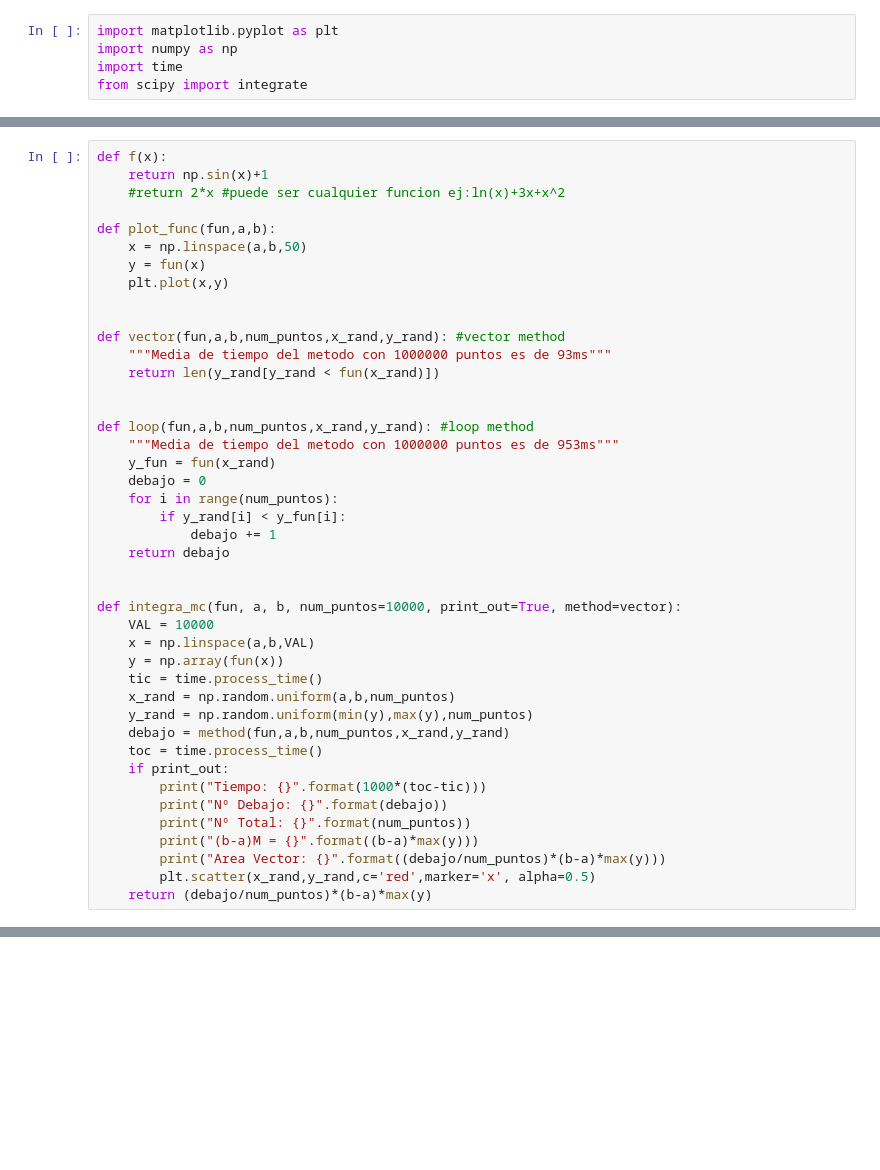
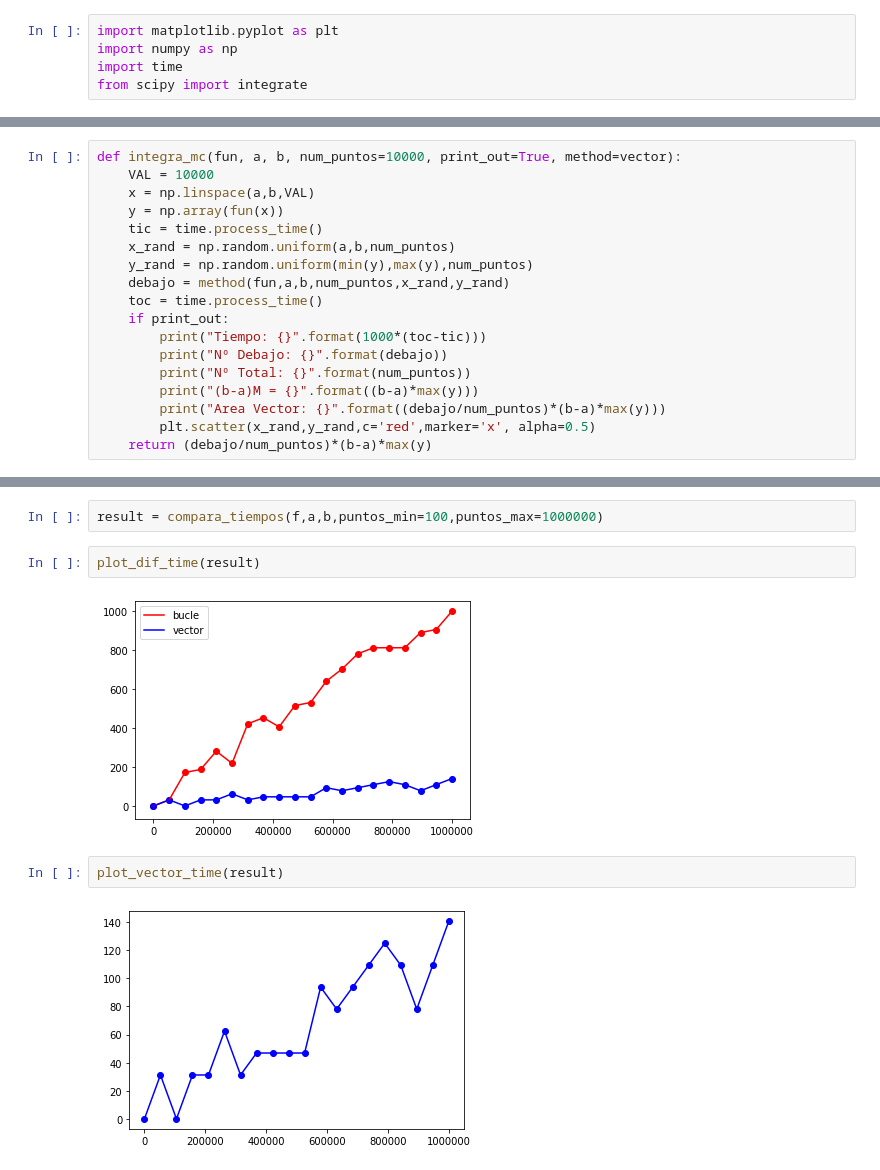
Before and after one commit to GuillermoOvejeroSanchez/Aprendizaje-Automatico, a Jupyter notebook: Vectorizacion.ipynb, the cells around one changed output, grey strips where cells are left out. Drawn from its saved outputs; the diff is of its cells as text; blank space fills up the shorter version.

Commit message:
update vector

```diff
--- a/Vectorizacion.ipynb
+++ b/Vectorizacion.ipynb
@@ -14,29 +59,4 @@ from scipy import integrate
 # %%
-def f(x):
-    return np.sin(x)+1
-    #return 2*x #puede ser cualquier funcion ej:ln(x)+3x+x^2
-
-def plot_func(fun,a,b):
-    x = np.linspace(a,b,50)
-    y = fun(x)
-    plt.plot(x,y)
-
-
-def vector(fun,a,b,num_puntos,x_rand,y_rand): #vector method
-    """Media de tiempo del metodo con 1000000 puntos es de 93ms"""
-    return len(y_rand[y_rand < fun(x_rand)])
-
-
-def loop(fun,a,b,num_puntos,x_rand,y_rand): #loop method
-    """Media de tiempo del metodo con 1000000 puntos es de 953ms"""
-    y_fun = fun(x_rand)
-    debajo = 0
-    for i in range(num_puntos):
-        if y_rand[i] < y_fun[i]:
-            debajo += 1
-    return debajo
-
-
 def integra_mc(fun, a, b, num_puntos=10000, print_out=True, method=vector):
     VAL = 10000
     x = np.linspace(a,b,VAL)
@@ -111,0 +147,10 @@ compara_tiempos(f,a,b)
+# %%
+result = compara_tiempos(f,a,b,puntos_min=100,puntos_max=1000000)
+# %%
+plot_dif_time(result)
+# %% [output]
+[figure, added]
+# %%
+plot_vector_time(result)
+# %% [output]
+[figure, added]
```
Also changed, not shown: parts of 8 cells of this notebook, 2 other files.
